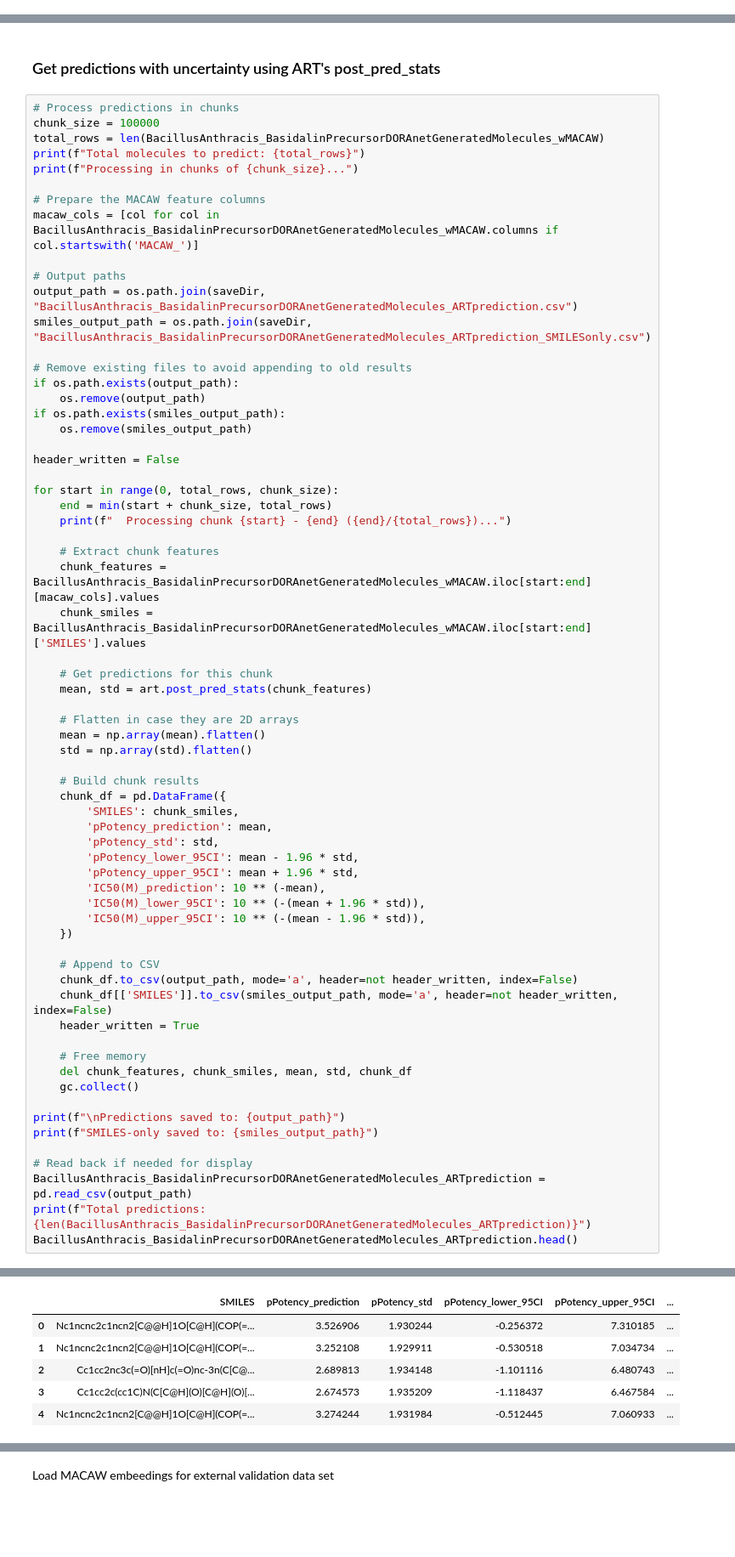
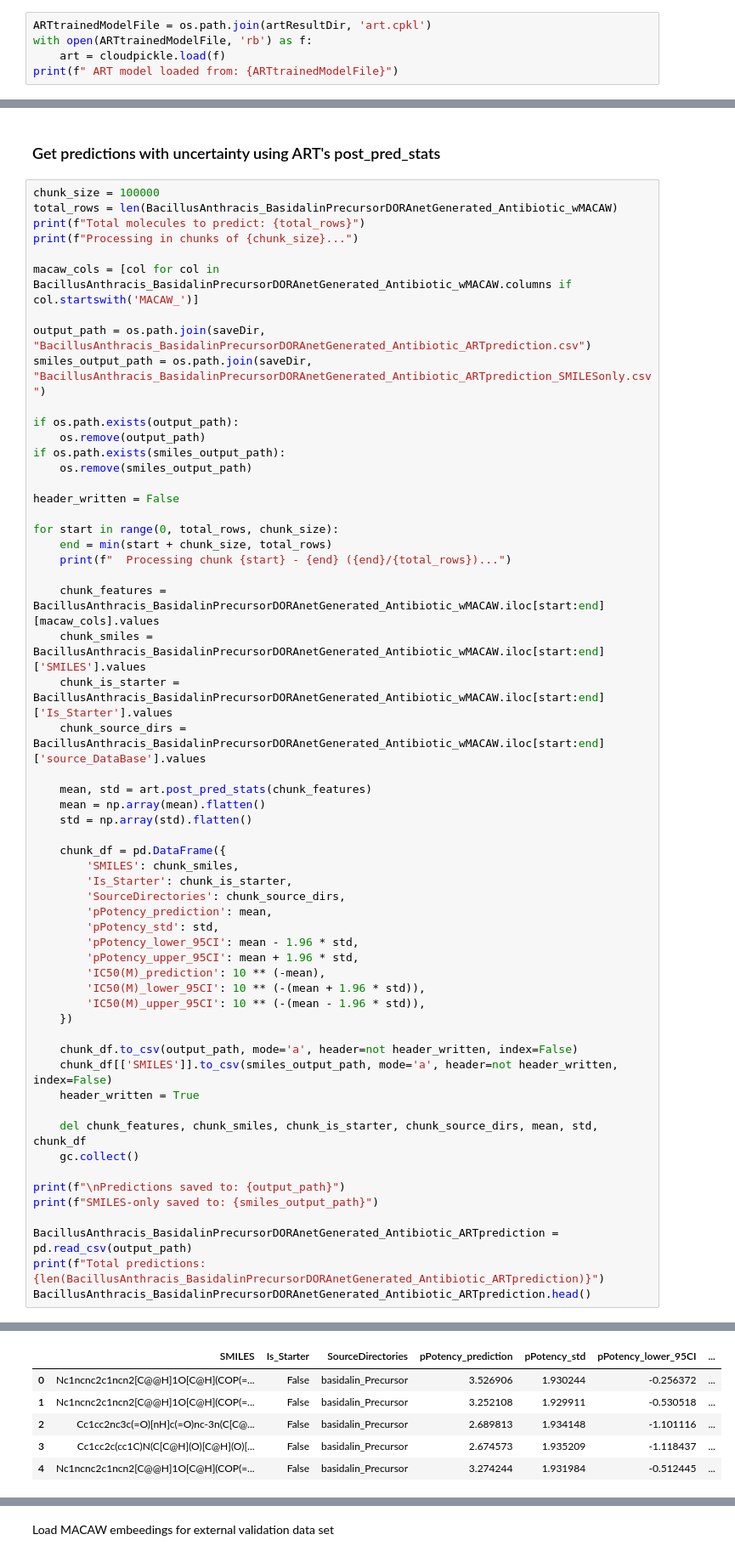
Before and after one commit to soumyadeepghosh35/DTRA_ART, a Jupyter notebook: DTRA_project_notebooks/Step5_ART_BacillusAnthracis.ipynb, the cells around one changed output, grey strips where cells are left out. Shown at 85% size. Cells and saved outputs as stored; diff of their text form; blank space fills up the shorter version.

Commit message:
BacillusAnthracis prediction wART

```diff
--- a/DTRA_project_notebooks/Step5_ART_BacillusAnthracis.ipynb
+++ b/DTRA_project_notebooks/Step5_ART_BacillusAnthracis.ipynb
@@ -202,0 +199,5 @@ print(f" ART model loaded from: {ARTtrainedModelFile}")
+# %%
+ARTtrainedModelFile = os.path.join(artResultDir, 'art.cpkl')
+with open(ARTtrainedModelFile, 'rb') as f:
+    art = cloudpickle.load(f)
+print(f" ART model loaded from: {ARTtrainedModelFile}")
@@ -360,20 +380,16 @@ Y1_lib_pred
 # %% [markdown]
 ### Get predictions with uncertainty using ART's post_pred_stats
 # %%
-# Process predictions in chunks
 chunk_size = 100000
-total_rows = len(BacillusAnthracis_BasidalinPrecursorDORAnetGeneratedMolecules_wMACAW)
+total_rows = len(BacillusAnthracis_BasidalinPrecursorDORAnetGenerated_Antibiotic_wMACAW)
 print(f"Total molecules to predict: {total_rows}")
 print(f"Processing in chunks of {chunk_size}...")
 
-# Prepare the MACAW feature columns
-macaw_cols = [col for col in BacillusAnthracis_BasidalinPrecursorDORAnetGeneratedMolecules_wMACAW.columns if col.startswith('MACAW_')]
+macaw_cols = [col for col in BacillusAnthracis_BasidalinPrecursorDORAnetGenerated_Antibiotic_wMACAW.columns if col.startswith('MACAW_')]
 
-# Output paths
-output_path = os.path.join(saveDir, "BacillusAnthracis_BasidalinPrecursorDORAnetGeneratedMolecules_ARTprediction.csv")
-smiles_output_path = os.path.join(saveDir, "BacillusAnthracis_BasidalinPrecursorDORAnetGeneratedMolecules_ARTprediction_SMILESonly.csv")
+output_path = os.path.join(saveDir, "BacillusAnthracis_BasidalinPrecursorDORAnetGenerated_Antibiotic_ARTprediction.csv")
+smiles_output_path = os.path.join(saveDir, "BacillusAnthracis_BasidalinPrecursorDORAnetGenerated_Antibiotic_ARTprediction_SMILESonly.csv")
 
-# Remove existing files to avoid appending to old results
 if os.path.exists(output_path):
     os.remove(output_path)
 if os.path.exists(smiles_output_path):
@@ -385,20 +401,19 @@ for start in range(0, total_rows, chunk_size):
     end = min(start + chunk_size, total_rows)
     print(f"  Processing chunk {start} - {end} ({end}/{total_rows})...")
 
-    # Extract chunk features
-    chunk_features = BacillusAnthracis_BasidalinPrecursorDORAnetGeneratedMolecules_wMACAW.iloc[start:end][macaw_cols].values
-    chunk_smiles = BacillusAnthracis_BasidalinPrecursorDORAnetGeneratedMolecules_wMACAW.iloc[start:end]['SMILES'].values
+    chunk_features = BacillusAnthracis_BasidalinPrecursorDORAnetGenerated_Antibiotic_wMACAW.iloc[start:end][macaw_cols].values
+    chunk_smiles = BacillusAnthracis_BasidalinPrecursorDORAnetGenerated_Antibiotic_wMACAW.iloc[start:end]['SMILES'].values
+    chunk_is_starter = BacillusAnthracis_BasidalinPrecursorDORAnetGenerated_Antibiotic_wMACAW.iloc[start:end]['Is_Starter'].values
+    chunk_source_dirs = BacillusAnthracis_BasidalinPrecursorDORAnetGenerated_Antibiotic_wMACAW.iloc[start:end]['source_DataBase'].values
 
-    # Get predictions for this chunk
     mean, std = art.post_pred_stats(chunk_features)
-
-    # Flatten in case they are 2D arrays
     mean = np.array(mean).flatten()
     std = np.array(std).flatten()
 
-    # Build chunk results
     chunk_df = pd.DataFrame({
         'SMILES': chunk_smiles,
+        'Is_Starter': chunk_is_starter,
+        'SourceDirectories': chunk_source_dirs,
         'pPotency_prediction': mean,
         'pPotency_std': std,
         'pPotency_lower_95CI': mean - 1.96 * std,
@@ -408,22 +423,19 @@ for start in range(0, total_rows, chunk_size):
         'IC50(M)_upper_95CI': 10 ** (-(mean - 1.96 * std)),
     })
 
-    # Append to CSV
     chunk_df.to_csv(output_path, mode='a', header=not header_written, index=False)
     chunk_df[['SMILES']].to_csv(smiles_output_path, mode='a', header=not header_written, index=False)
     header_written = True
 
-    # Free memory
-    del chunk_features, chunk_smiles, mean, std, chunk_df
+    del chunk_features, chunk_smiles, chunk_is_starter, chunk_source_dirs, mean, std, chunk_df
     gc.collect()
 
 print(f"\nPredictions saved to: {output_path}")
 print(f"SMILES-only saved to: {smiles_output_path}")
 
-# Read back if needed for display
-BacillusAnthracis_BasidalinPrecursorDORAnetGeneratedMolecules_ARTprediction = pd.read_csv(output_path)
-print(f"Total predictions: {len(BacillusAnthracis_BasidalinPrecursorDORAnetGeneratedMolecules_ARTprediction)}")
-BacillusAnthracis_BasidalinPrecursorDORAnetGeneratedMolecules_ARTprediction.head()
+BacillusAnthracis_BasidalinPrecursorDORAnetGenerated_Antibiotic_ARTprediction = pd.read_csv(output_path)
+print(f"Total predictions: {len(BacillusAnthracis_BasidalinPrecursorDORAnetGenerated_Antibiotic_ARTprediction)}")
+BacillusAnthracis_BasidalinPrecursorDORAnetGenerated_Antibiotic_ARTprediction.head()
 # %% [output]
 Total molecules to predict: 651811
 Processing in chunks of 100000...
@@ -440,7 +452,7 @@ SMILES-only saved to: /code/DTRA_ART/DrugDesignData/Results/Bacillus_anthracis_b
 Total predictions: 651811
-|  | SMILES | pPotency_prediction | pPotency_std | pPotency_lower_95CI | pPotency_upper_95CI | ... |
-| 0 | Nc1ncnc2c1ncn2[C@@H]1O[C@H](COP(=... | 3.526906 | 1.930244 | -0.256372 | 7.310185 | ... |
-| 1 | Nc1ncnc2c1ncn2[C@@H]1O[C@H](COP(=... | 3.252108 | 1.929911 | -0.530518 | 7.034734 | ... |
-| 2 | Cc1cc2nc3c(=O)[nH]c(=O)nc-3n(C[C@... | 2.689813 | 1.934148 | -1.101116 | 6.480743 | ... |
-| 3 | Cc1cc2c(cc1C)N(C[C@H](O)[C@H](O)[... | 2.674573 | 1.935209 | -1.118437 | 6.467584 | ... |
-| 4 | Nc1ncnc2c1ncn2[C@@H]1O[C@H](COP(=... | 3.274244 | 1.931984 | -0.512445 | 7.060933 | ... |
+|  | SMILES | Is_Starter | SourceDirectories | pPotency_prediction | pPotency_std | pPotency_lower_95CI | ... |
+| 0 | Nc1ncnc2c1ncn2[C@@H]1O[C@H](COP(=... | False | basidalin_Precursor | 3.526906 | 1.930244 | -0.256372 | ... |
+| 1 | Nc1ncnc2c1ncn2[C@@H]1O[C@H](COP(=... | False | basidalin_Precursor | 3.252108 | 1.929911 | -0.530518 | ... |
+| 2 | Cc1cc2nc3c(=O)[nH]c(=O)nc-3n(C[C@... | False | basidalin_Precursor | 2.689813 | 1.934148 | -1.101116 | ... |
+| 3 | Cc1cc2c(cc1C)N(C[C@H](O)[C@H](O)[... | False | basidalin_Precursor | 2.674573 | 1.935209 | -1.118437 | ... |
+| 4 | Nc1ncnc2c1ncn2[C@@H]1O[C@H](COP(=... | False | basidalin_Precursor | 3.274244 | 1.931984 | -0.512445 | ... |
```
Also changed, not shown: parts of 10 cells of this notebook.
